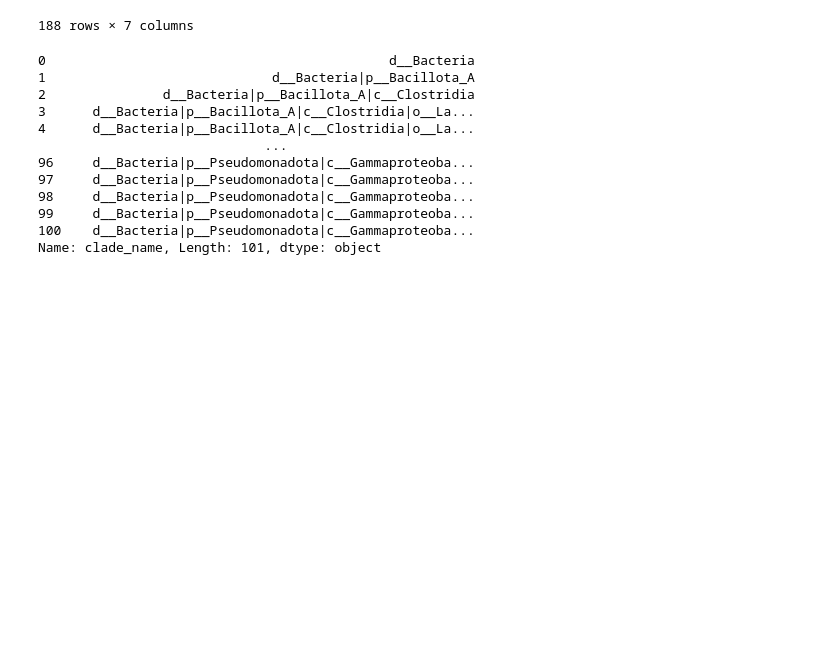
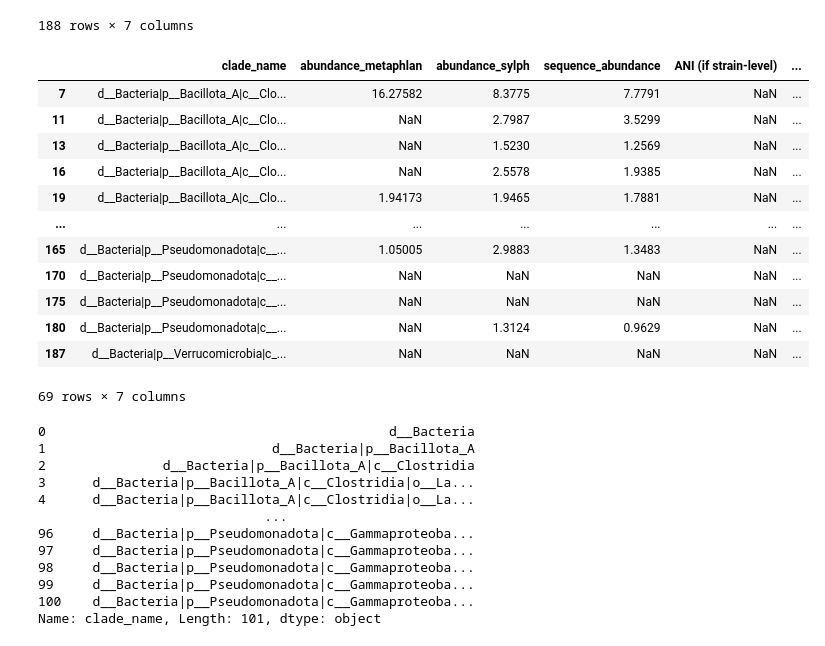
Before and after one commit to vivekbibs/IS4, a Jupyter notebook: compare_outputs/mpa_to_sylph.ipynb, the cells around one changed output. Cells and saved outputs as stored; diff of their text form; code cells hidden in the pictures; blank space fills up the shorter version.

```diff
--- a/compare_outputs/mpa_to_sylph.ipynb
+++ b/compare_outputs/mpa_to_sylph.ipynb
@@ -169,6 +169,24 @@ df_merged
 | 186 | d__Bacteria|p__Verrucomicrobia|c_... | NaN | NaN | NaN | NaN | ... |
 | 187 | d__Bacteria|p__Verrucomicrobia|c_... | NaN | NaN | NaN | NaN | ... |
 188 rows × 7 columns
+# %%
+df_species = df_merged[df_merged["clade_name"].str.contains(r"s__[^|;]+$", regex=True)]
+# %%
+df_species
+# %% [output]
+|  | clade_name | abundance_metaphlan | abundance_sylph | sequence_abundance | ANI (if strain-level) | ... |
+| 7 | d__Bacteria|p__Bacillota_A|c__Clo... | 16.27582 | 8.3775 | 7.7791 | NaN | ... |
+| 11 | d__Bacteria|p__Bacillota_A|c__Clo... | NaN | 2.7987 | 3.5299 | NaN | ... |
+| 13 | d__Bacteria|p__Bacillota_A|c__Clo... | NaN | 1.5230 | 1.2569 | NaN | ... |
+| 16 | d__Bacteria|p__Bacillota_A|c__Clo... | NaN | 2.5578 | 1.9385 | NaN | ... |
+| 19 | d__Bacteria|p__Bacillota_A|c__Clo... | 1.94173 | 1.9465 | 1.7881 | NaN | ... |
+| ... | ... | ... | ... | ... | ... | ... |
+| 165 | d__Bacteria|p__Pseudomonadota|c__... | 1.05005 | 2.9883 | 1.3483 | NaN | ... |
+| 170 | d__Bacteria|p__Pseudomonadota|c__... | NaN | NaN | NaN | NaN | ... |
+| 175 | d__Bacteria|p__Pseudomonadota|c__... | NaN | NaN | NaN | NaN | ... |
+| 180 | d__Bacteria|p__Pseudomonadota|c__... | NaN | 1.3124 | 0.9629 | NaN | ... |
+| 187 | d__Bacteria|p__Verrucomicrobia|c_... | NaN | NaN | NaN | NaN | ... |
+69 rows × 7 columns
 # %%
 output_dir='/shared/projects/mudis4ls_is4_benchmark/test_results/compare_mpa_sylph/'
 df_merged.to_csv(output_dir+'compare_mpa_sylph.tsv',sep='\t',index=False)
```
Also changed, not shown: 1 other file.
